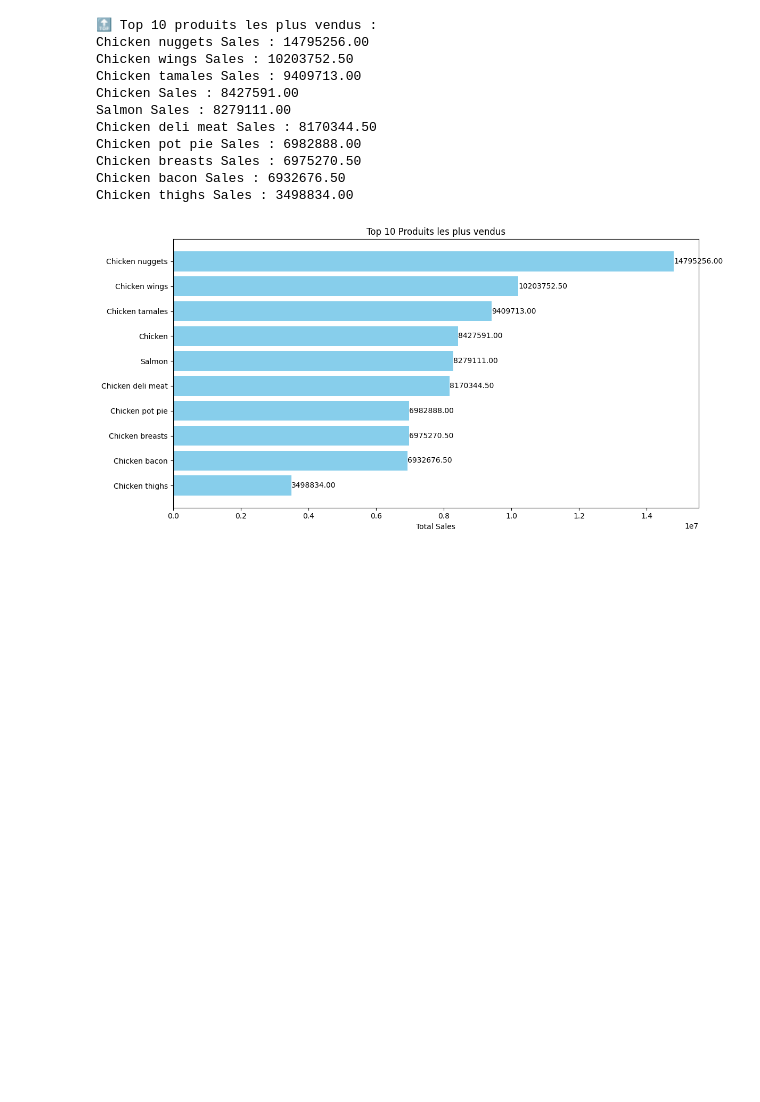
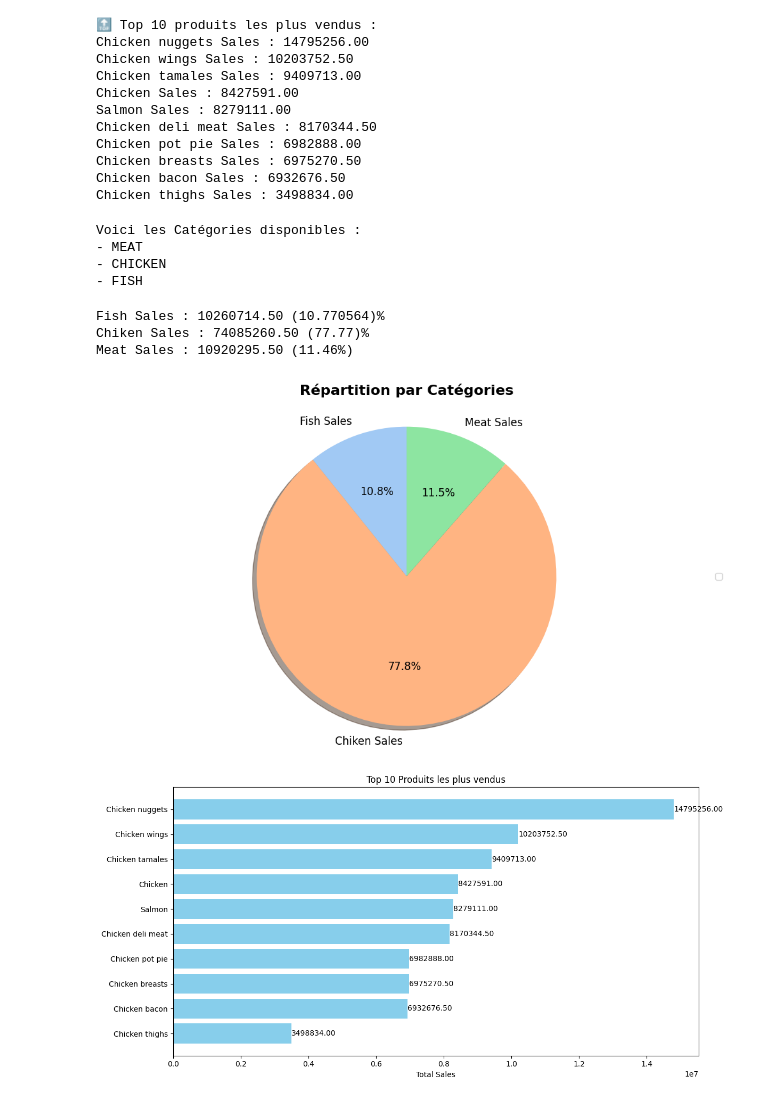
Before and after one commit to AbdelmoughitASSAL/Analyse_des_ventes_2022_SQL, a Jupyter notebook: Ventes_2022.ipynb, the cells around one changed output. Drawn from its saved outputs; the diff is of its cells as text; code cells hidden in the pictures; blank space fills up the shorter version.

```diff
--- a/Ventes_2022.ipynb
+++ b/Ventes_2022.ipynb
@@ -158,6 +159,56 @@ Chicken pot pie Sales : 6982888.00
 Chicken breasts Sales : 6975270.50
 Chicken bacon Sales : 6932676.50
 Chicken thighs Sales : 3498834.00
+# %%
+# Sales by Categories
+Categories = df['CategoryName'].dropna().unique()
+
+# Afficher toutes les branches uniques
+print("Voici les Catégories disponibles :")
+for b in Categories:
+    print("-", b)
+# %% [output]
+Voici les Catégories disponibles :
+- MEAT
+- CHICKEN
+- FISH
+# %%
+Meat_Sales = df[df['CategoryName'] == 'MEAT']['TotalSellingPrice'].sum()
+Meat_Percent = (Meat_Sales / Sales_Total) * 100 if Sales_Total > 0 else 0
+Chikent_Sales = df[df['CategoryName']== 'CHICKEN']['TotalSellingPrice'].sum()
+Chiken_Percent = (Chikent_Sales / Sales_Total) * 100 if Sales_Total > 0 else 0
+Fish_Sales = df[df['CategoryName'] == 'FISH']['TotalSellingPrice'].sum()
+Fish_Percent = (Fish_Sales / Sales_Total) * 100 if Sales_Total > 0 else 0
+
+print (f"Fish Sales : {Fish_Sales:.2f} ({Fish_Percent:2f})%")
+print (f"Chiken Sales : {Chikent_Sales:.2f} ({Chiken_Percent:.2f})%" )
+print (f"Meat Sales : {Meat_Sales:.2f} ({Meat_Percent:.2f}%)")
+# %% [output]
+Fish Sales : 10260714.50 (10.770564)%
+Chiken Sales : 74085260.50 (77.77)%
+Meat Sales : 10920295.50 (11.46%)
+# %%
+#Figure  Catégories Per Sales
+
+plt.figure(figsize=(10, 6))
+labels = ['Fish Sales', 'Chiken Sales', 'Meat Sales']
+sizes = [Fish_Sales, Chikent_Sales, Meat_Sales]
+colors = sns.color_palette("pastel")
+explode = (0, 1, 0, 0)
+
+legend_labels1 = [f"{label} - {size/sum(sizes)*100:.1f}%" for label, size in zip(labels, sizes)]
+
+plt.legend(legend_labels1, title="", loc="center left", bbox_to_anchor=(1, 0, 0.5, 1))
+
+plt.pie(sizes,labels=labels, colors=colors, autopct='%1.1f%%',
+        startangle=90, shadow=True, textprops={'fontsize': 12})
+
+plt.axis('equal')
+plt.title('Répartition par Catégories', fontsize=16, pad=20, fontweight='bold')
+plt.tight_layout()
+plt.show()
+# %% [output]
+[figure, added]
 # %%
 # Séparer noms et valeurs pour le graphique
 product_names = [item[0] for item in top_10]
```
Also changed, not shown: parts of 1 cell of this notebook.
